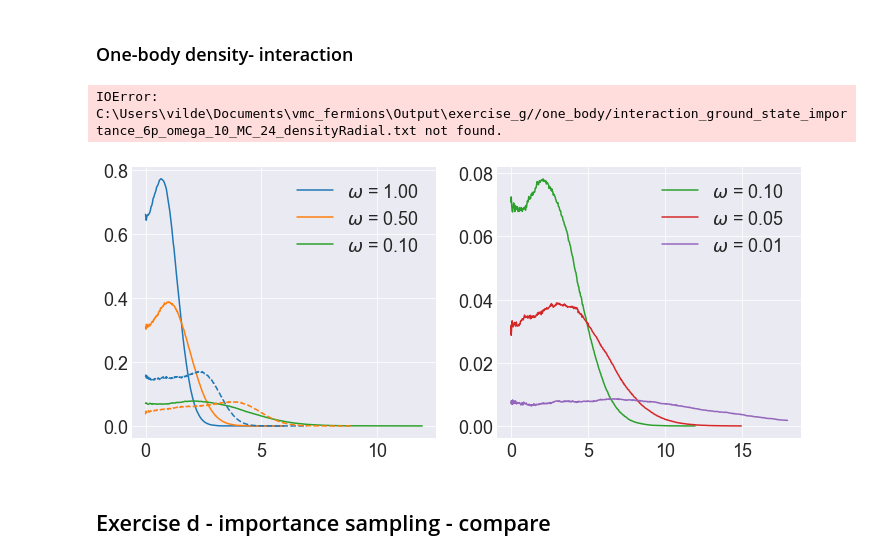
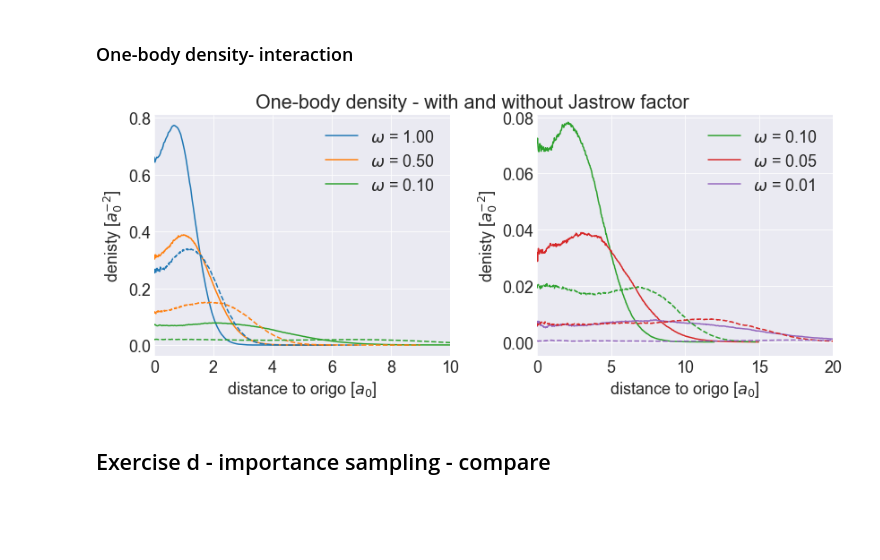
Before and after one commit to vildemjo/vmc_fermions, a Jupyter notebook: analysisscripts/plotting.ipynb, the cells around one changed output. Cells and saved outputs as stored; diff of their text form; code cells hidden in the pictures; blank space fills up the shorter version.

Commit message:
Writing report + fixing last stuff with one-body density

```diff
--- a/analysisscripts/plotting.ipynb
+++ b/analysisscripts/plotting.ipynb
@@ -464,7 +464,7 @@ savefig("../Results/mean_distance_change.png")
 # %% [markdown]
 ### One-body density- no interaction
 # %%
-p = 6
+p = 12
 omega = [100, 50, 10, 5, 1]
 
 figure(figsize=(12,5))
@@ -483,17 +483,19 @@ for o in range(len(omega)):
     if (omega[o] == 100 and p == 2):
         plot(R[:,0], R[:,1][1]*exp(-R[:,0]**2), label="exact $\propto e^{-r^2}$")
 
-    subplot(1,2,1)
-#     Rhat = R[:,1] #savitzky_golay(R[:,1], 21, 3)
+#     subplot(1,2,1)
+    Rhat = R[:,1] #savitzky_golay(R[:,1], 21, 3)
 #     bar(R[:,0], Rhat, width=(R[:,0][-1]/len(Rhat)), label="$\\omega$ = %.2f "%(float(omega[o])/100))
 
 #     subplot(1,2,2)
 #     bar(R[:,0], Rhat, width=(R[:,0][-1]/len(Rhat)),label="$\\omega$ = %.2f "%(float(omega[o])/100))
-    Rhat = R[:,1] #savitzky_golay(R[:,1], 21, 3)
-    plot(R[:,0], Rhat, label="$\\omega$ = %.2f "%(float(omega[o])/100))
+    if(o <= 2):
+        subplot(1,2,1)
+        plot(R[:,0], Rhat, color=colors[o],label="$\\omega$ = %.2f "%(float(omega[o])/100))
 
-    subplot(1,2,2)
-    plot(R[:,0], Rhat, label="$\\omega$ = %.2f "%(float(omega[o])/100))
+    if(o >= 2):
+        subplot(1,2,2)
+        plot(R[:,0], Rhat, color=colors[o],label="$\\omega$ = %.2f "%(float(omega[o])/100))
 
 suptitle("One-body density - different $\\omega$", y=1.0)
 
@@ -501,17 +503,26 @@ subplot(1,2,1)
 ylabel("denisty [$a_0^{-2}$]")
 xlabel("distance to origo [$a_0$]")
 legend()
-xlim([0, 6.0])
+if (p==2):
+    xlim([0, 6.0])
+elif (p==12):
+    xlim([0,11])
+else:
+    ylim([-0.05, 0.84])
+    xlim([0,10.0])
 subplot(1,2,2)
 ylabel("denisty [$a_0^{-2}$]")
 xlabel("distance to origo [$a_0$]")
 legend()
 if (p == 2 ):
-    ylim([-0.005, 0.074])
+    ylim([-0.005, 0.069])
     xlim([0,12])
+elif (p == 12):
+    ylim([-0.005, 0.13])
+    xlim([0,22])
 else:
-    ylim([-0.005, 0.14])
-    xlim([0,12])
+    ylim([-0.005, 0.084])
+    xlim([0,20])
 tight_layout()
 savefig("..//Results/one_body_density_no_interaction_%ip.png"%p)
 # %% [output]
@@ -569,39 +580,40 @@ for o in range(len(omega)):
     # pcolormesh(M/(2**23))#, vmin=-100, vmax=100)
     # colorbar()
 
 
 #     if (omega[o] == 100 and p == 2):
 #         plot(R[:,0], R[:,1][1]*exp(-R[:,0]**2), label="exact $\propto e^{-r^2}$")
     Rhat = R[:,1] #savitzky_golay(R[:,1], 21, 3)
     if(o <= 2):
         subplot(1,2,1)
         plot(R[:,0], Rhat, "--" , color=colors[o], label="$\\omega$ = %.2f "%(float(omega[o])/100))
 
     if(o >= 2):
         subplot(1,2,2)
         plot(R[:,0], Rhat,"--", color=colors[o], label="$\\omega$ = %.2f "%(float(omega[o])/100))
 
 suptitle("One-body density - with and without Jastrow factor", y=1.0)
 subplot(1,2,1)
 ylabel("denisty [$a_0^{-2}$]")
 xlabel("distance to origo [$a_0$]")
-
-xlim([0, 6.0])
+if (p == 2 ):
+    xlim([0, 6.0])
+else:
+    xlim([0,10.0])
 subplot(1,2,2)
 ylabel("denisty [$a_0^{-2}$]")
 xlabel("distance to origo [$a_0$]")
 # legend()
 if (p == 2 ):
     ylim([-0.005, 0.074])
     xlim([0,12])
 else:
-    ylim([-0.005, 0.14])
-    xlim([0,12])
+    ylim([-0.005, 0.081])
+    xlim([0,10.0*2])
 tight_layout()
 savefig("..//Results/one_body_density_interaction_%ip.png"%p)
 # %% [output]
-IOError: C:\Users\vilde\Documents\vmc_fermions\Output\exercise_g//one_body/interaction_ground_state_importance_6p_omega_10_MC_24_densityRadial.txt not found.
-[figure, old version]
+[figure, new version]
 # %% [markdown]
 ## Exercise d - importance sampling - compare
 # %%
```
Also changed, not shown: parts of 3 cells of this notebook, 18 other files.
